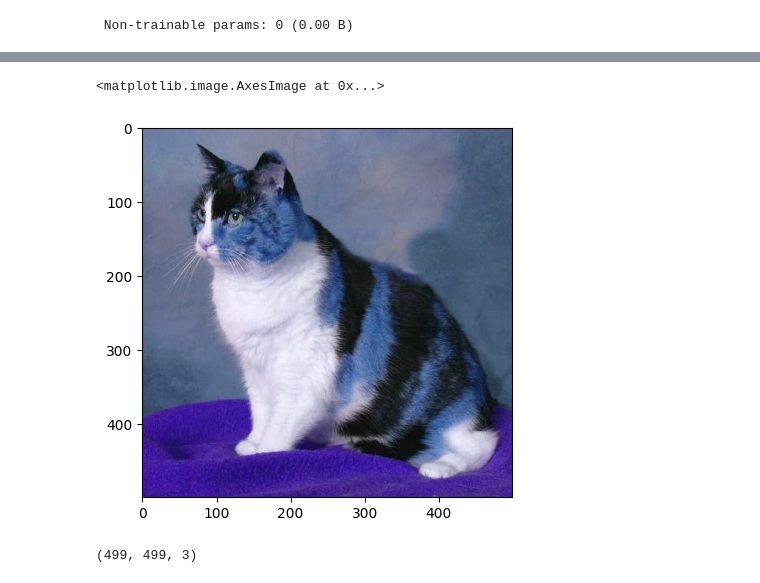
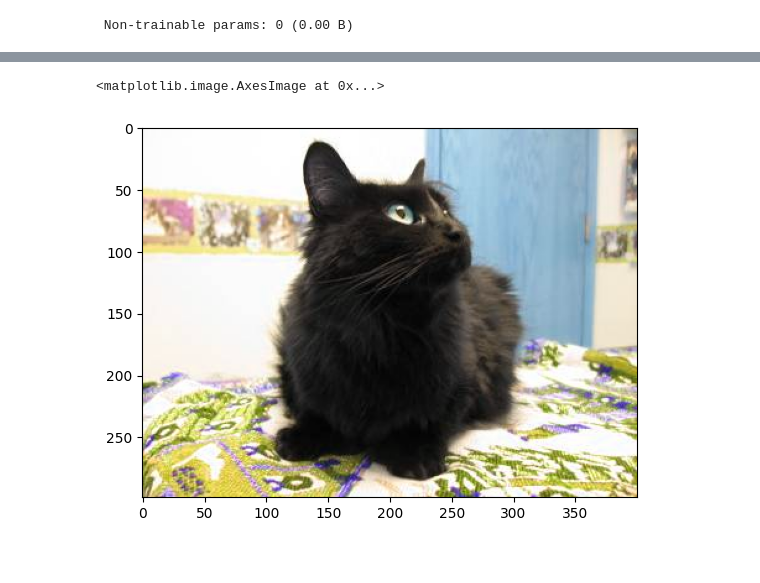
Before and after one commit to harikantbajaj/Cats_VS_Dogs, a Jupyter notebook: cat.ipynb, the cells around one changed output, grey strips where cells are left out. Saved outputs shown, nothing was run; the diff lists cells and outputs as text; code cells hidden in the pictures.

```diff
--- a/cat.ipynb
+++ b/cat.ipynb
@@ -91,11 +97,7 @@ import cv2
 # %%
-test_img = cv2.imread('cat.jpg')
+test_img = cv2.imread('cat.147.jpg')
 plt.imshow(test_img)
 # %% [output]
 <matplotlib.image.AxesImage at 0x...>
-[figure, old version]
+[figure, new version]
-# %%
-test_img.shape
-# %% [output]
-(499, 499, 3)
 # %%
```
Also changed, not shown: parts of 8 cells of this notebook, 3 other files.
